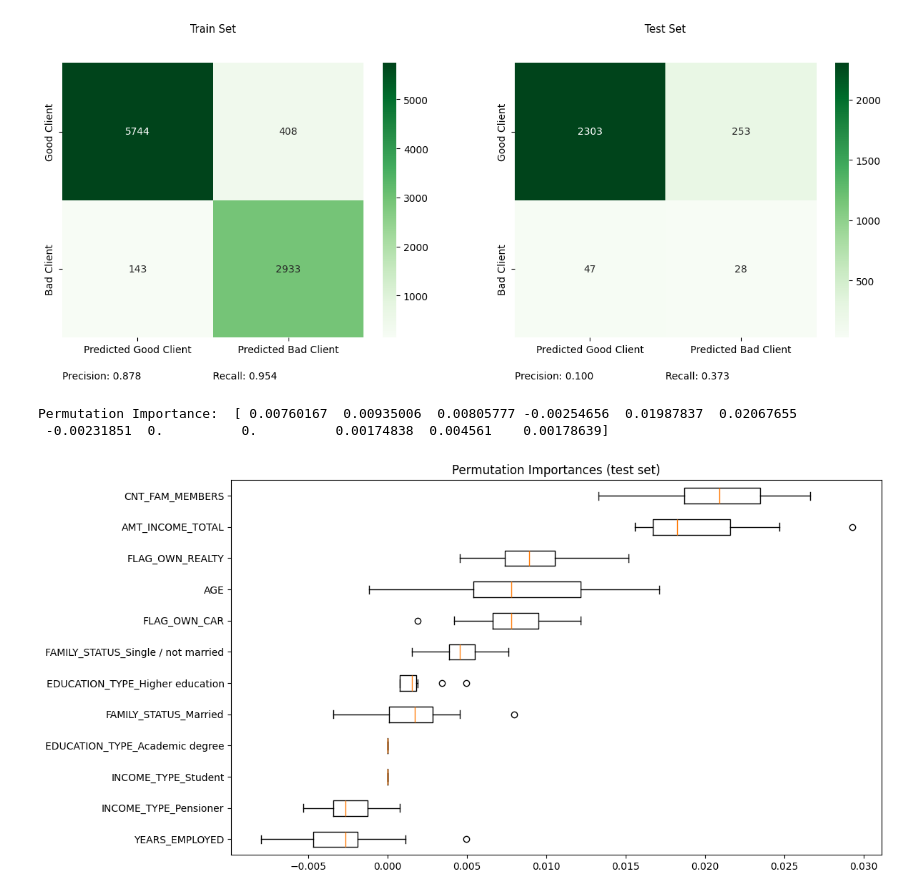
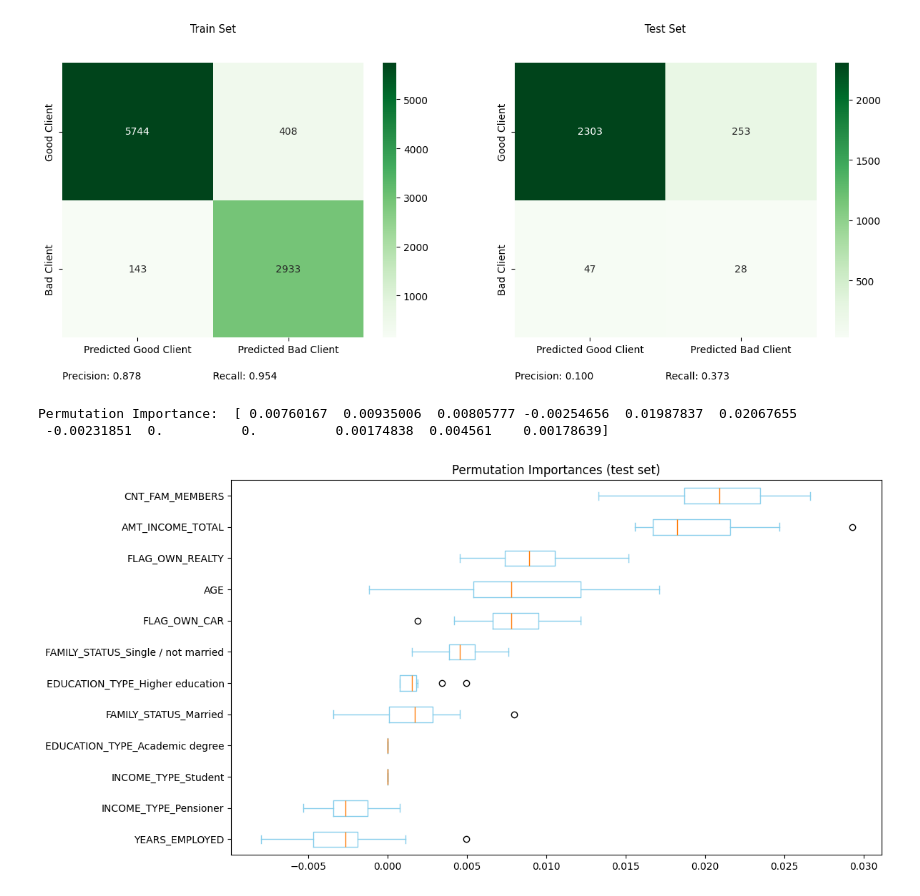
Before and after one commit to EnricoMiche1210760/prediction-of-creditworthiness-for-credit-card-issuance, a Jupyter notebook: src/main.ipynb, the cells around one changed output. Cells and saved outputs as stored; diff of their text form; code cells hidden in the pictures.

```diff
--- a/src/main.ipynb
+++ b/src/main.ipynb
@@ -263,14 +263,14 @@ round(approved_applications[["AMT_INCOME_TOTAL", "AGE", "YEARS_EMPLOYED", "CNT_F
 | max | 1575000.00 | 68.00 | 42.00 | 15.00 |
 # %%
 ids = approved_applications['ID'].unique()
-clients_creditworthiness = { "CUSTOMER_RELIABILITY": [], "BAD_CUSTOMER": []}
+customers_creditworthiness = { "CUSTOMER_RELIABILITY": [], "BAD_CUSTOMER": []}
 
 for id in ids:
-    client=Client(id, approved_applications[(approved_applications['ID'] == id).drop(columns=['ID'])], credit_df[(credit_df['ID'] == id).drop(columns=['ID'])])
-    clients_creditworthiness["CUSTOMER_RELIABILITY"].append(client.get_reliability())
-    clients_creditworthiness["BAD_CUSTOMER"].append(client.get_bad_client())
+    client=Customer(id, approved_applications[(approved_applications['ID'] == id).drop(columns=['ID'])], credit_df[(credit_df['ID'] == id).drop(columns=['ID'])])
+    customers_creditworthiness["CUSTOMER_RELIABILITY"].append(client.get_reliability())
+    customers_creditworthiness["BAD_CUSTOMER"].append(client.get_bad_client())
 
-approved_applications = approved_applications.join(pd.DataFrame(clients_creditworthiness))
+approved_applications = approved_applications.join(pd.DataFrame(customers_creditworthiness))
 # %%
 _, ax = plt.subplots(figsize=(10, 6))
 sns.countplot(x='CUSTOMER_RELIABILITY', data=approved_applications)
@@ -789,16 +791,17 @@ result = permutation_importance(best_balanced_model, X_test_rf, y_test, n_repeat
 # %%
 print("Permutation Importance: ", result.importances_mean)
 
 sorted_idx = result.importances_mean.argsort()
 fig, ax = plt.subplots(figsize=(12, 6))
-ax.boxplot(result.importances[sorted_idx].T, vert=False, labels=X_test_rf.columns[sorted_idx])
+ax.boxplot(result.importances[sorted_idx].T, vert=False, labels=X_test_rf.columns[sorted_idx],
+           boxprops=dict(color="skyblue"), whiskerprops=dict(color="skyblue"), capprops=dict(color="skyblue"))
 ax.set_title("Permutation Importances (test set)")
 fig.tight_layout()
 plt.show()
 # %% [output]
 Permutation Importance:  [ 0.00760167  0.00935006  0.00805777 -0.00254656  0.01987837  0.02067655
  -0.00231851  0.          0.          0.00174838  0.004561    0.00178639]
-[figure, old version]
+[figure, new version]
 # %%
 import lime
 import lime.lime_tabular
```
Also changed, not shown: parts of 9 cells of this notebook, 5 other files.
